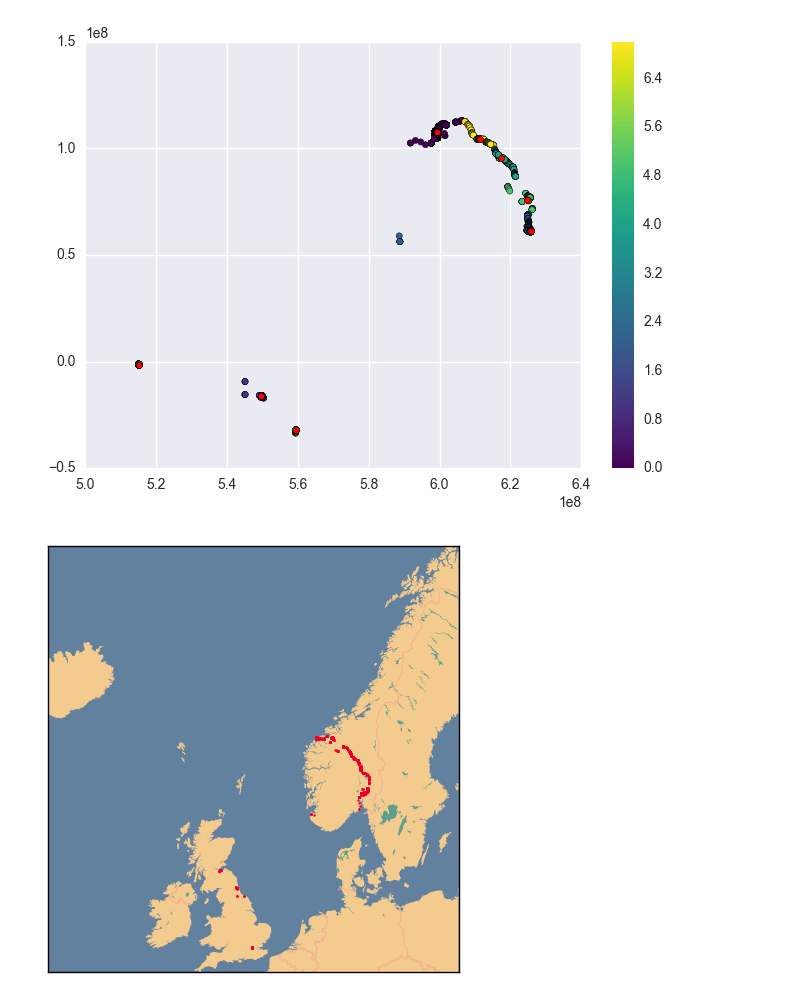
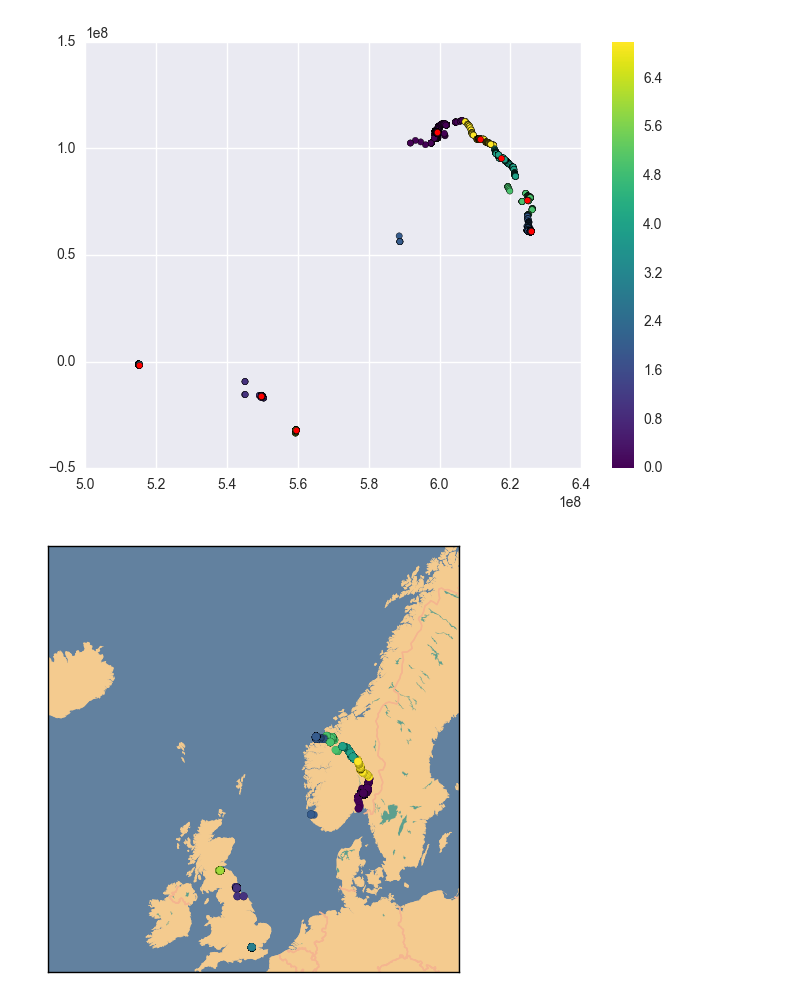
Before and after one commit to MarieRoald/MLkurs, a Jupyter notebook: notebooks/LocationData.ipynb, the cells around one changed output. Drawn from its saved outputs; the diff is of its cells as text; code cells hidden in the pictures.

Commit message:
prettier map plot

```diff
--- a/notebooks/LocationData.ipynb
+++ b/notebooks/LocationData.ipynb
@@ -52,22 +52,22 @@ from mpl_toolkits.basemap import Basemap
 # %%
 import matplotlib.pyplot as plt
 
 m1 = Basemap(projection='merc',
              llcrnrlat=50,
              urcrnrlat=70,
              llcrnrlon=-20,
              urcrnrlon=20,
              lat_ts=0,
              resolution='i')
 
 m1.fillcontinents(color='#F4CB8F',lake_color='#5D9F8E')
 m1.drawmapboundary(fill_color='#62819F')
 m1.drawcountries(linewidth=1, color="#F4B58F")
 
 SCALAR_E7 = 0.0000001
 
 x, y = m1(SCALAR_E7*df.longitudeE7.values,SCALAR_E7*df.latitudeE7.values)
-m1.scatter(x,y, s=3, c="#EF002A", lw=0, alpha=1, zorder=5)
+m1.scatter(x,y, s=30, c=pred,lw=0.1, cmap='viridis', alpha=1, zorder=5)
 plt.show()
 # %% [output]
-[figure, old version]
+[figure, new version]
```
